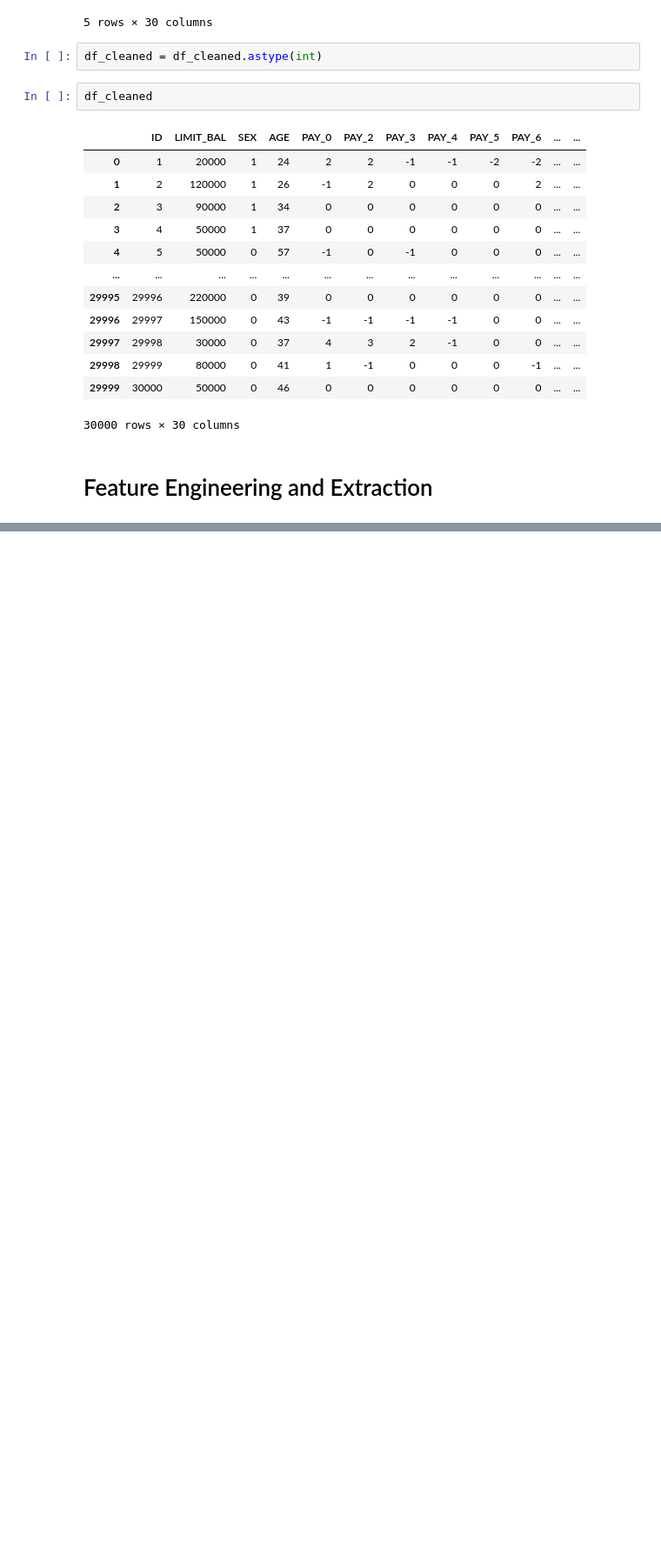
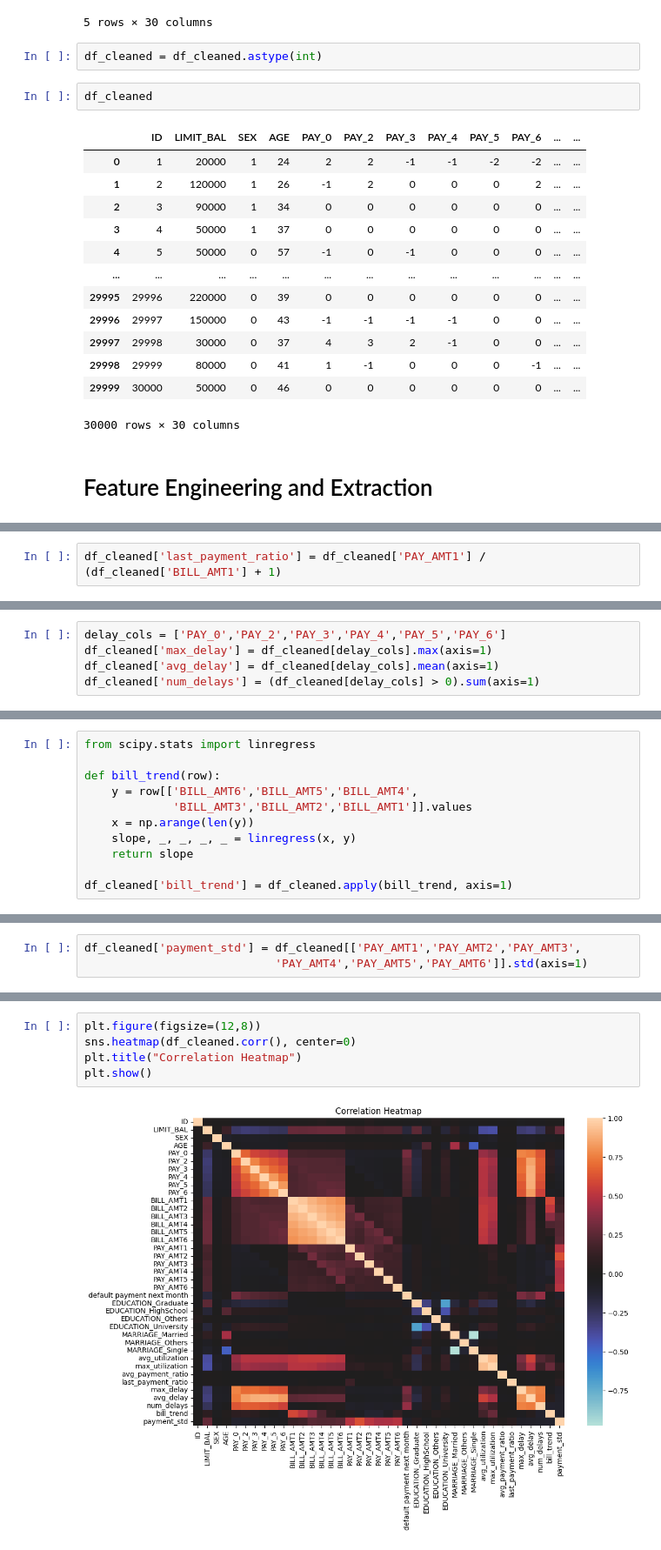
Before and after one commit to amitsingh2022/credit-risk-prediction, a Jupyter notebook: notebooks/Feature_Engineering.ipynb, the cells around one changed output, grey strips where cells are left out. Shown at 87% size. Saved outputs shown, nothing was run; the diff lists cells and outputs as text; blank space fills up the shorter version.

```diff
--- a/notebooks/Feature_Engineering.ipynb
+++ b/notebooks/Feature_Engineering.ipynb
@@ -171,0 +231,2 @@ df_cleaned
+# %%
+df_cleaned['last_payment_ratio'] = df_cleaned['PAY_AMT1'] / (df_cleaned['BILL_AMT1'] + 1)
@@ -171,0 +249,5 @@ df_cleaned
+# %%
+delay_cols = ['PAY_0','PAY_2','PAY_3','PAY_4','PAY_5','PAY_6']
+df_cleaned['max_delay'] = df_cleaned[delay_cols].max(axis=1)
+df_cleaned['avg_delay'] = df_cleaned[delay_cols].mean(axis=1)
+df_cleaned['num_delays'] = (df_cleaned[delay_cols] > 0).sum(axis=1)
@@ -171,0 +270,11 @@ df_cleaned
+# %%
+from scipy.stats import linregress
+
+def bill_trend(row):
+    y = row[['BILL_AMT6','BILL_AMT5','BILL_AMT4',
+             'BILL_AMT3','BILL_AMT2','BILL_AMT1']].values
+    x = np.arange(len(y))
+    slope, _, _, _, _ = linregress(x, y)
+    return slope
+
+df_cleaned['bill_trend'] = df_cleaned.apply(bill_trend, axis=1)
@@ -171,0 +297,3 @@ df_cleaned
+# %%
+df_cleaned['payment_std'] = df_cleaned[['PAY_AMT1','PAY_AMT2','PAY_AMT3',
+                            'PAY_AMT4','PAY_AMT5','PAY_AMT6']].std(axis=1)
@@ -171,0 +336,7 @@ df_cleaned
+# %%
+plt.figure(figsize=(12,8))
+sns.heatmap(df_cleaned.corr(), center=0)
+plt.title("Correlation Heatmap")
+plt.show()
+# %% [output]
+[figure, added]
```
Also changed, not shown: parts of 16 cells of this notebook.
